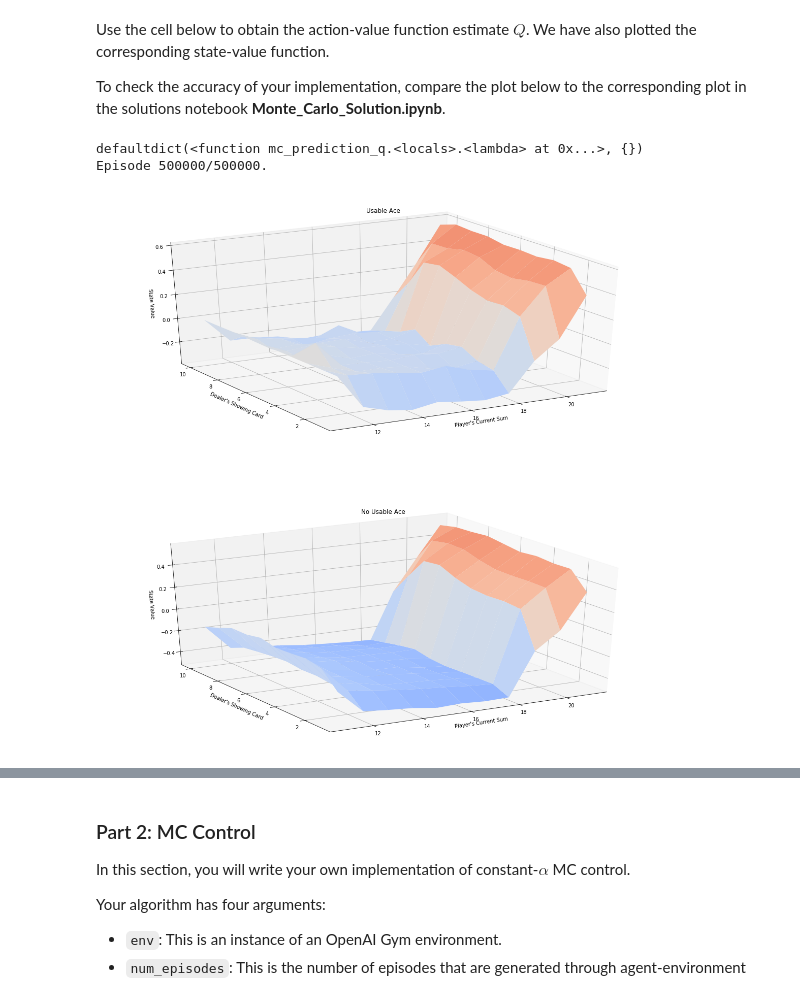
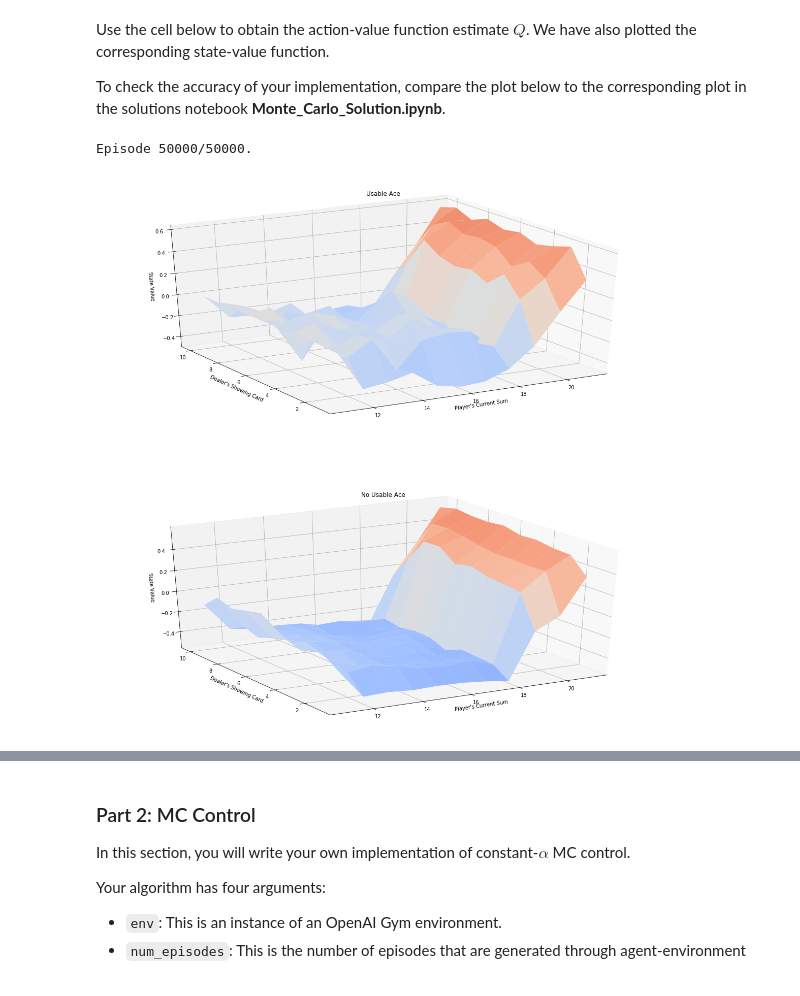
Before and after one commit to dimartinot/deep-reinforcement-learning, a Jupyter notebook: monte-carlo/Monte_Carlo.ipynb, the cells around one changed output, grey strips where cells are left out. Saved outputs shown, nothing was run; the diff lists cells and outputs as text; code cells hidden in the pictures.

```diff
--- a/monte-carlo/Monte_Carlo.ipynb
+++ b/monte-carlo/Monte_Carlo.ipynb
@@ -134,12 +136,7 @@ def mc_prediction_q(env, num_episodes, generate_episode, gamma=1.0, using_first_
 
         ## TODO: complete the function
 
-        episode = generate_episode_from_limit_stochastic(env)
-        # prepare for discounting
-
-        # obtain the states, actions, and rewards
-        states, actions, rewards = zip(*episode)
-        discounts = np.array([gamma**i for i in range(len(episode)+1)])
+        episode = generate_episode(env)
 
         if (using_first_visit):
             # IMPLEMENTING FIRST-VISIT MC
@@ -187,15 +184,14 @@ Use the cell below to obtain the action-value function estimate $Q$.  We have al
 To check the accuracy of your implementation, compare the plot below to the corresponding plot in the solutions notebook **Monte_Carlo_Solution.ipynb**.
 # %%
 # obtain the action-value function
-Q = mc_prediction_q(env, 500000, generate_episode_from_limit_stochastic)
+Q = mc_prediction_q(env, 50000, generate_episode_from_limit_stochastic)
 
 # obtain the corresponding state-value function
 V_to_plot = dict((k,(k[0]>18)*(np.dot([0.8, 0.2],v)) + (k[0]<=18)*(np.dot([0.2, 0.8],v))) \
          for k, v in Q.items())
 
 # plot the state-value function
 plot_blackjack_values(V_to_plot)
 # %% [output]
-defaultdict(<function mc_prediction_q.<locals>.<lambda> at 0x...>, {})
-Episode 500000/500000.
+Episode 50000/50000.
-[figure, old version]
+[figure, new version]
```
Also changed, not shown: parts of 9 cells of this notebook.
